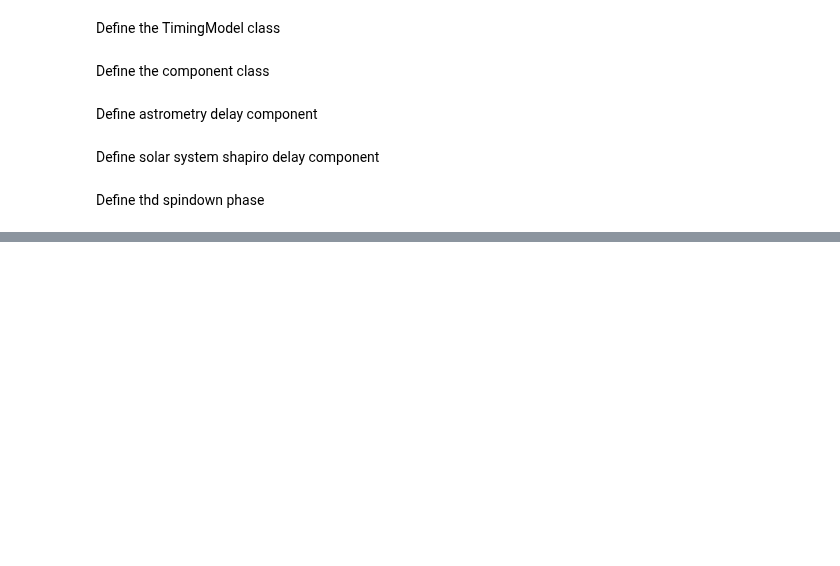
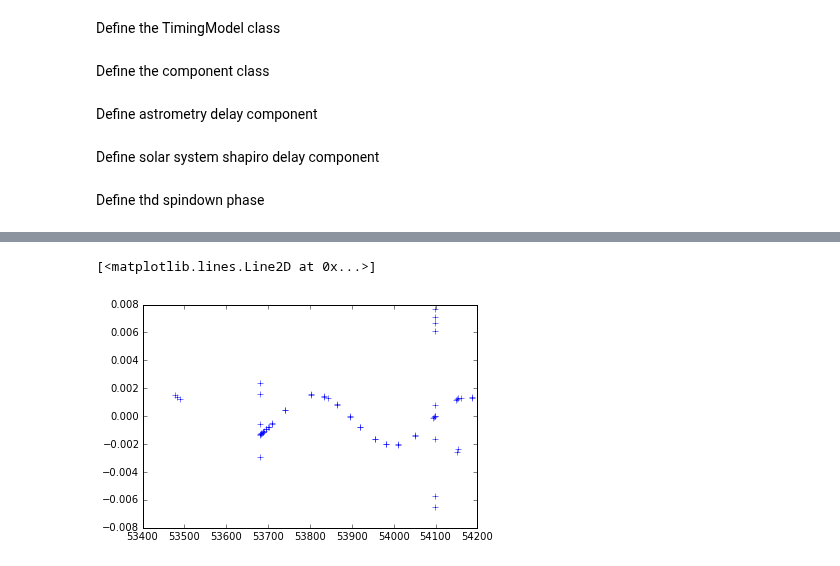
Before and after one commit to nanograv/PINT, a Jupyter notebook: examples/TimingModel_composition.ipynb, the cells around one changed output, grey strips where cells are left out. Drawn from its saved outputs; the diff is of its cells as text; code cells hidden in the pictures; blank space fills up the shorter version.

```diff
--- a/examples/TimingModel_composition.ipynb
+++ b/examples/TimingModel_composition.ipynb
@@ -179,8 +297,6 @@ class Astrometry(DelayComponent):
 
     def setup(self):
         super(Astrometry, self).setup()
-        self.register_deriv_funcs(self.d_delay_astrometry_d_PX, 'delay', 'PX')
-
     # @Cache.cache_result
     def ssb_to_psb_xyz(self, epoch=None):
         """Returns unit vector(s) from SSB to pulsar system barycenter.
@@ -425,9 +541,6 @@ class Spindown(PhaseComponent):
                 raise MissingParameter("Spindown", "PEPOCH",
                         "PEPOCH is required if F1 or higher are set")
         self.num_spin_terms = len(F_terms) + 1
-        for fp in list(self.get_prefix_mapping('F').values()) + ['F0',]:
-            self.register_deriv_funcs(self.d_phase_d_F, 'phase', fp)
-        self.register_deriv_funcs(self.d_spindown_phase_d_delay, 'd_phase_d_delay')
 
     def F_description(self, n):
         """Template function for description"""
@@ -530,0 +649,2 @@ sd.getattr_from('ssb_to_psb_xyz', 'AstrometryEquatorial')
+# %%
+t = toa.get_TOAs('NGC6440E.tim')
@@ -530,0 +702,7 @@ sd.getattr_from('ssb_to_psb_xyz', 'AstrometryEquatorial')
+# %%
+r = resid.resids(model=m, toas=t)
+# %%
+plt.plot(t.get_mjds(), r.time_resids, '+')
+# %% [output]
+[<matplotlib.lines.Line2D at 0x...>]
+[figure, added]
```
Also changed, not shown: parts of 13 cells of this notebook.
